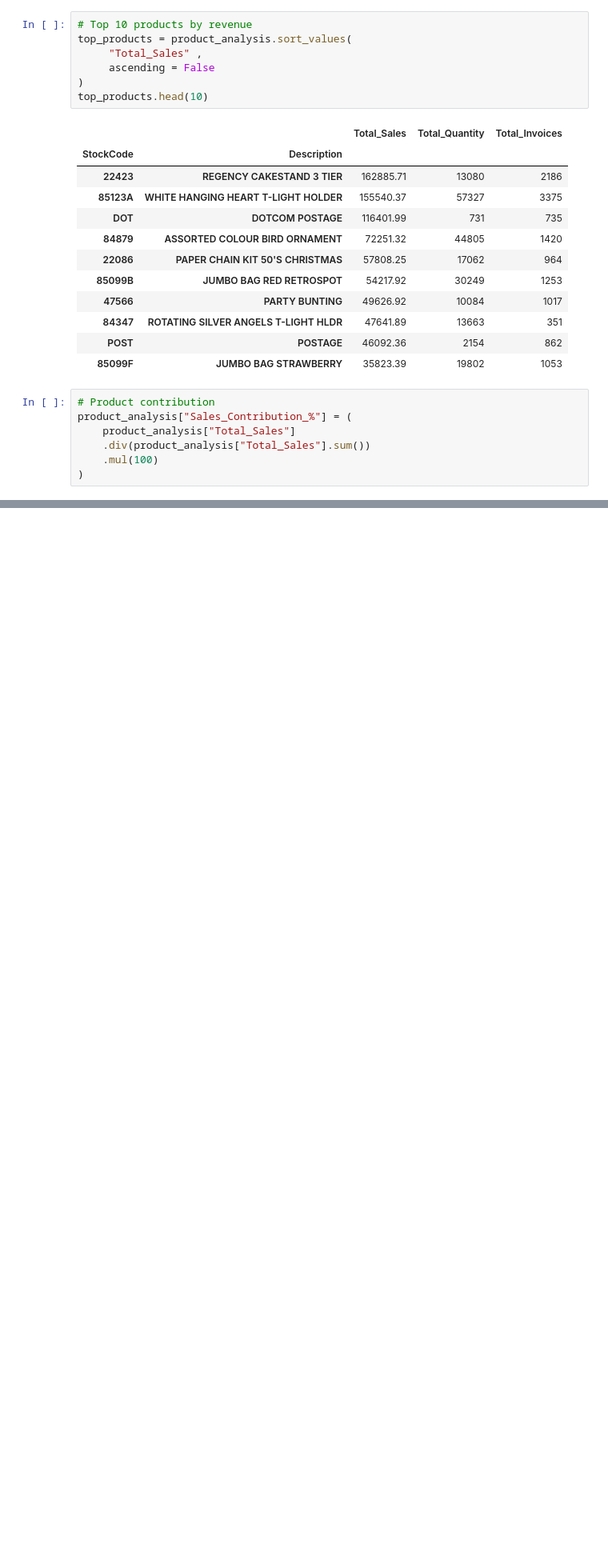
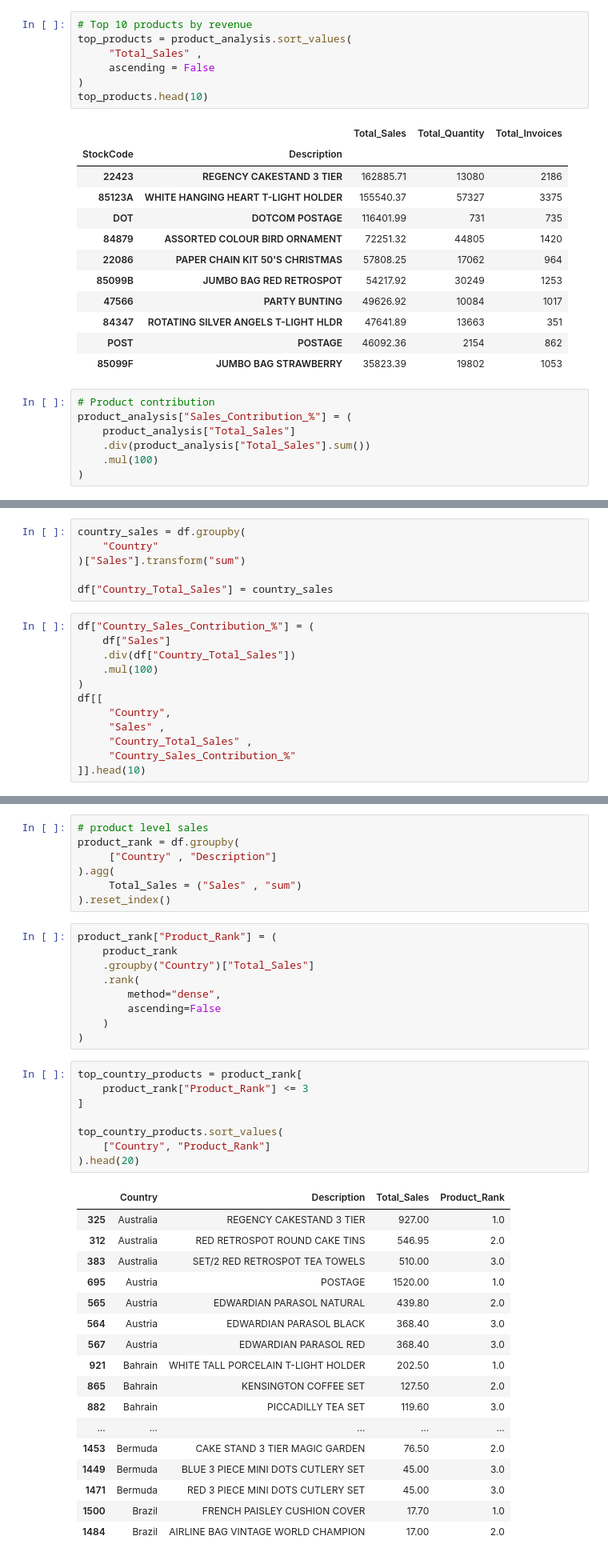
Before and after one commit to ivaibhavpawar1045/Python-Data-Analytics, a Jupyter notebook: Mini_Projects/Mini_Project_07_Online_Retails/online_retail.ipynb, the cells around one changed output, grey strips where cells are left out. Shown at 80% size. Drawn from its saved outputs; the diff is of its cells as text; blank space fills up the shorter version.

```diff
--- a/Mini_Projects/Mini_Project_07_Online_Retails/online_retail.ipynb
+++ b/Mini_Projects/Mini_Project_07_Online_Retails/online_retail.ipynb
@@ -251,0 +264,18 @@ top_products.head(10)
+# %%
+country_sales = df.groupby(
+    "Country"
+)["Sales"].transform("sum")
+
+df["Country_Total_Sales"] = country_sales
+# %%
+df["Country_Sales_Contribution_%"] = (
+    df["Sales"]
+    .div(df["Country_Total_Sales"])
+    .mul(100)
+)
+df[[
+     "Country",
+     "Sales" ,
+     "Country_Total_Sales" ,
+     "Country_Sales_Contribution_%"
+]].head(10)
@@ -251,0 +296,42 @@ top_products.head(10)
+# %%
+# product level sales
+product_rank = df.groupby(
+     ["Country" , "Description"]
+).agg(
+     Total_Sales = ("Sales" , "sum")
+).reset_index()
+# %%
+product_rank["Product_Rank"] = (
+    product_rank
+    .groupby("Country")["Total_Sales"]
+    .rank(
+        method="dense",
+        ascending=False
+    )
+)
+# %%
+top_country_products = product_rank[
+    product_rank["Product_Rank"] <= 3
+]
+
+top_country_products.sort_values(
+    ["Country", "Product_Rank"]
+).head(20)
+# %% [output]
+|  | Country | Description | Total_Sales | Product_Rank |
+| 325 | Australia | REGENCY CAKESTAND 3 TIER | 927.00 | 1.0 |
+| 312 | Australia | RED RETROSPOT ROUND CAKE TINS | 546.95 | 2.0 |
+| 383 | Australia | SET/2 RED RETROSPOT TEA TOWELS | 510.00 | 3.0 |
+| 695 | Austria | POSTAGE | 1520.00 | 1.0 |
+| 565 | Austria | EDWARDIAN PARASOL NATURAL | 439.80 | 2.0 |
+| 564 | Austria | EDWARDIAN PARASOL BLACK | 368.40 | 3.0 |
+| 567 | Austria | EDWARDIAN PARASOL RED | 368.40 | 3.0 |
+| 921 | Bahrain | WHITE TALL PORCELAIN T-LIGHT HOLDER | 202.50 | 1.0 |
+| 865 | Bahrain | KENSINGTON COFFEE SET | 127.50 | 2.0 |
+| 882 | Bahrain | PICCADILLY TEA SET | 119.60 | 3.0 |
+| ... | ... | ... | ... | ... |
+| 1453 | Bermuda | CAKE STAND 3 TIER MAGIC GARDEN | 76.50 | 2.0 |
+| 1449 | Bermuda | BLUE 3 PIECE MINI DOTS CUTLERY SET | 45.00 | 3.0 |
+| 1471 | Bermuda | RED 3 PIECE MINI DOTS CUTLERY SET | 45.00 | 3.0 |
+| 1500 | Brazil | FRENCH PAISLEY CUSHION COVER | 17.70 | 1.0 |
+| 1484 | Brazil | AIRLINE BAG VINTAGE WORLD CHAMPION | 17.00 | 2.0 |
```
Also changed, not shown: parts of 11 cells of this notebook.
